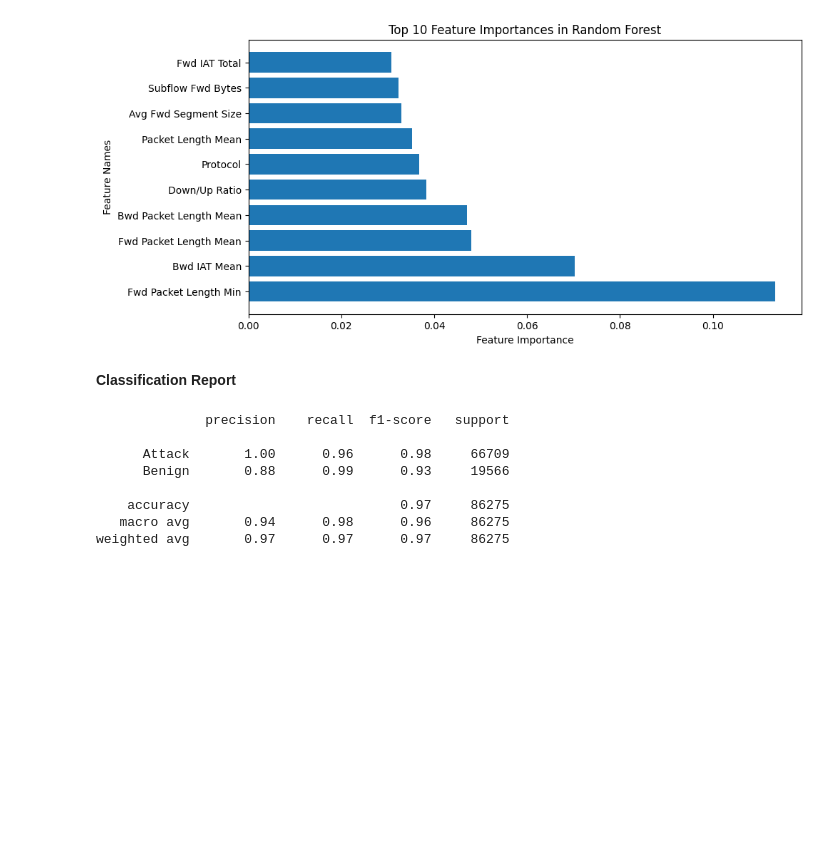
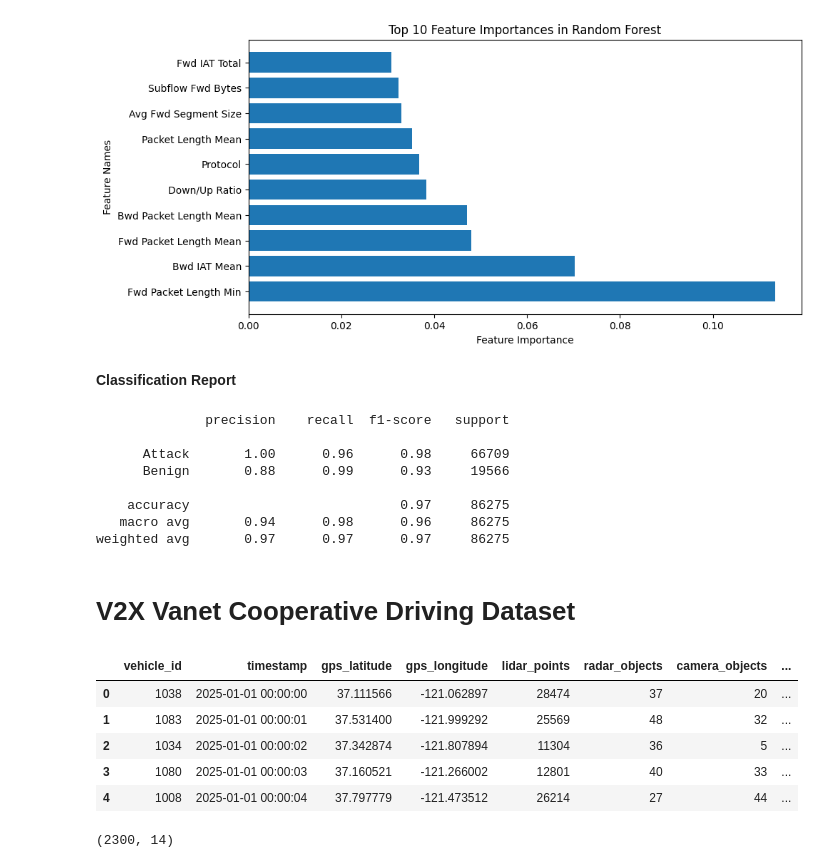
Before and after one commit to aaditimenon/Context-Aware-DDoS-detection-system-for-5G-V2X-networks, a Jupyter notebook: context-aware-ddos-detection-system-for-5g-v2x-net.ipynb, the cells around one changed output. Cells and saved outputs as stored; diff of their text form; code cells hidden in the pictures; blank space fills up the shorter version.

```diff
--- a/context-aware-ddos-detection-system-for-5g-v2x-net.ipynb
+++ b/context-aware-ddos-detection-system-for-5g-v2x-net.ipynb
@@ -248,3 +250,19 @@ print(report)
     accuracy                           0.97     86275
    macro avg       0.94      0.98      0.96     86275
 weighted avg       0.97      0.97      0.97     86275
+# %% [markdown]
+# V2X Vanet Cooperative Driving Dataset
+# %%
+df_v = pd.read_csv("/kaggle/input/v2x-vanet-cooperative-driving-dataset/Dataset.csv")
+df_v.head()
+# %% [output]
+|  | vehicle_id | timestamp | gps_latitude | gps_longitude | lidar_points | radar_objects | camera_objects | ... |
+| 0 | 1038 | 2025-01-01 00:00:00 | 37.111566 | -121.062897 | 28474 | 37 | 20 | ... |
+| 1 | 1083 | 2025-01-01 00:00:01 | 37.531400 | -121.999292 | 25569 | 48 | 32 | ... |
+| 2 | 1034 | 2025-01-01 00:00:02 | 37.342874 | -121.807894 | 11304 | 36 | 5 | ... |
+| 3 | 1080 | 2025-01-01 00:00:03 | 37.160521 | -121.266002 | 12801 | 40 | 33 | ... |
+| 4 | 1008 | 2025-01-01 00:00:04 | 37.797779 | -121.473512 | 26214 | 27 | 44 | ... |
+# %%
+df_v.shape
+# %% [output]
+(2300, 14)
```
Also changed, not shown: parts of 5 cells of this notebook.
